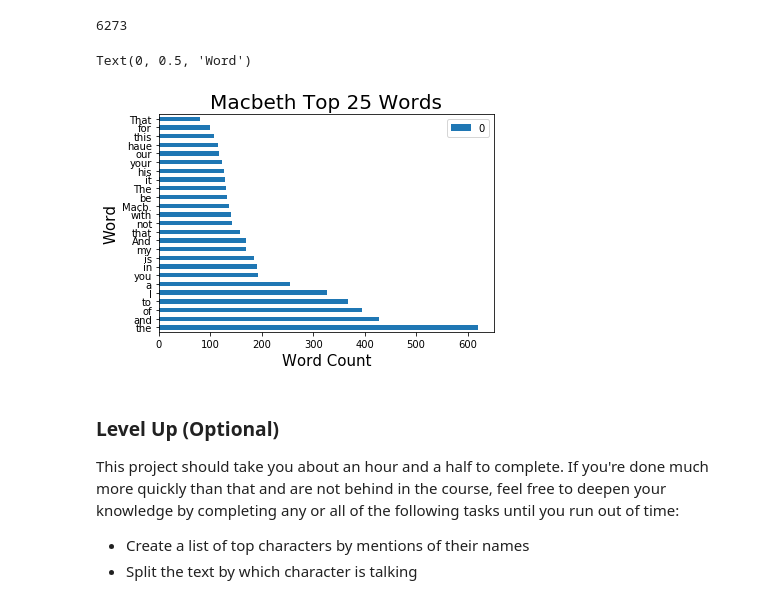
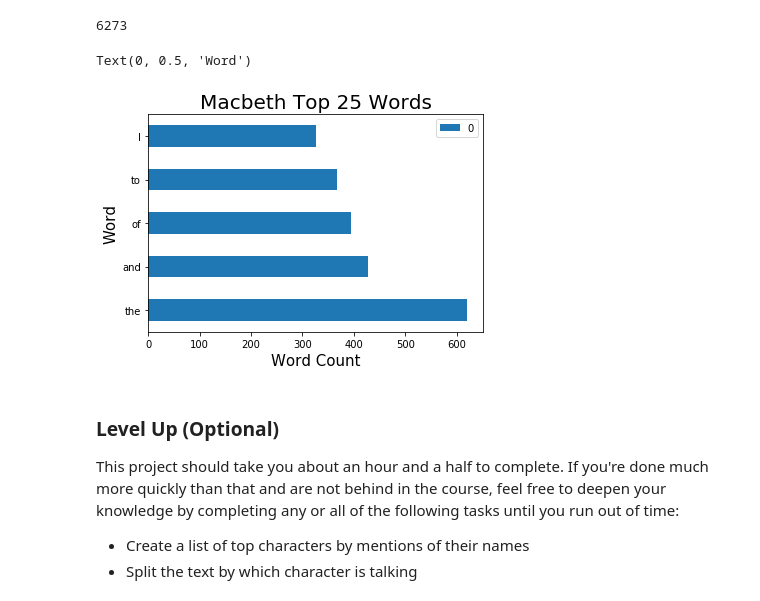
Before and after one commit to mandoiwanaga/dsc-0-01-23-project-lab-seattle-ds-career-040119, a Jupyter notebook: index.ipynb, the cells around one changed output. Cells and saved outputs as stored; diff of their text form; code cells hidden in the pictures.

```diff
--- a/index.ipynb
+++ b/index.ipynb
@@ -86,14 +86,14 @@ macbeth_top25 = macbeth_top25.head()
 # %%
 import matplotlib.pyplot as plt
 %matplotlib inline
 
-macbeth_top25.head(25).plot(kind='barh')
+macbeth_top25.plot(kind='barh')
 plt.title('Macbeth Top 25 Words', fontsize=20)
 plt.xlabel('Word Count', fontsize=15)
 plt.ylabel('Word', fontsize=15)
 # %% [output]
 Text(0, 0.5, 'Word')
-[figure, old version]
+[figure, new version]
 # %% [markdown]
 ### Level Up (Optional)
 This project should take you about an hour and a half to complete. If you're done much more quickly than that and are not behind in the course, feel free to deepen your knowledge by completing any or all of the following tasks until you run out of time:
```
